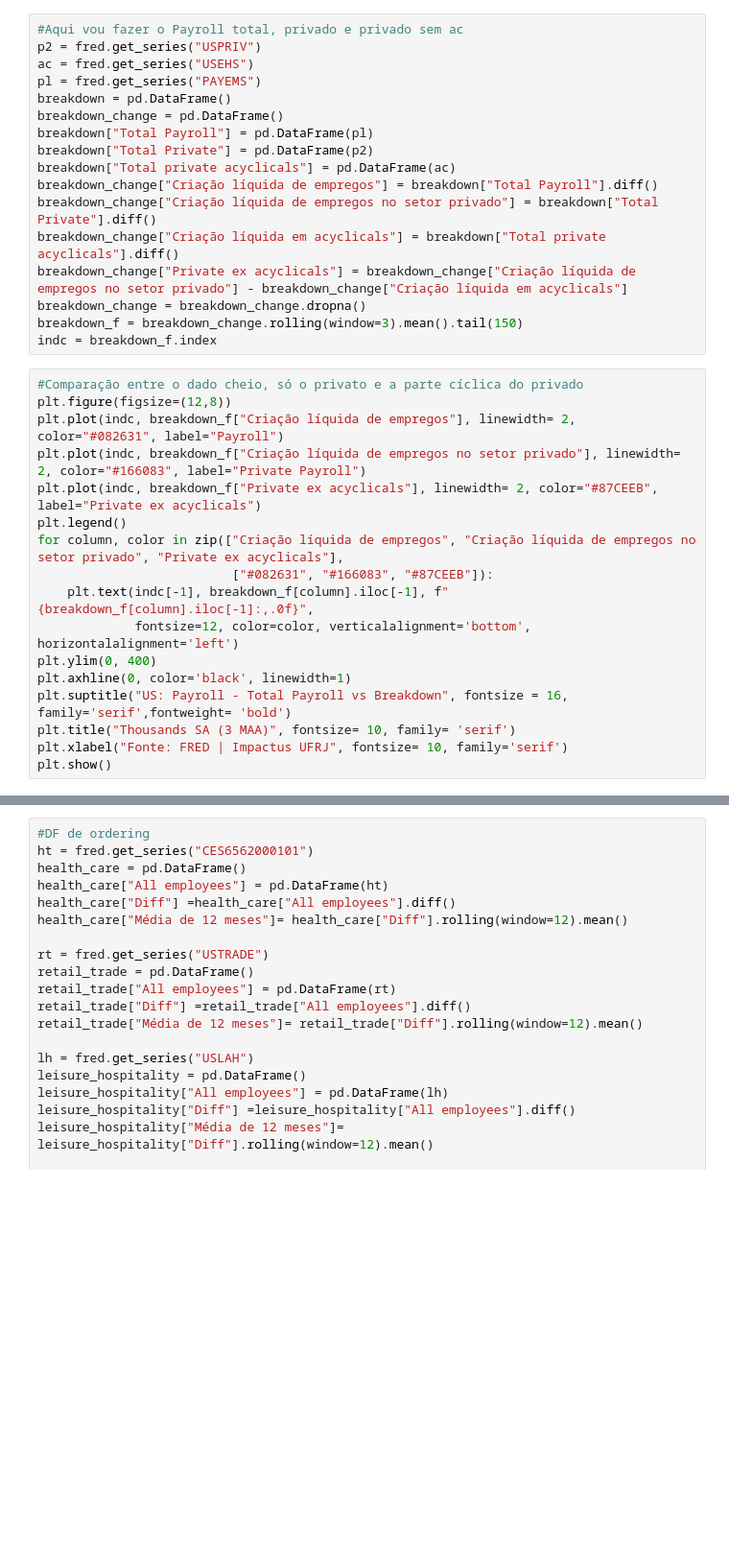
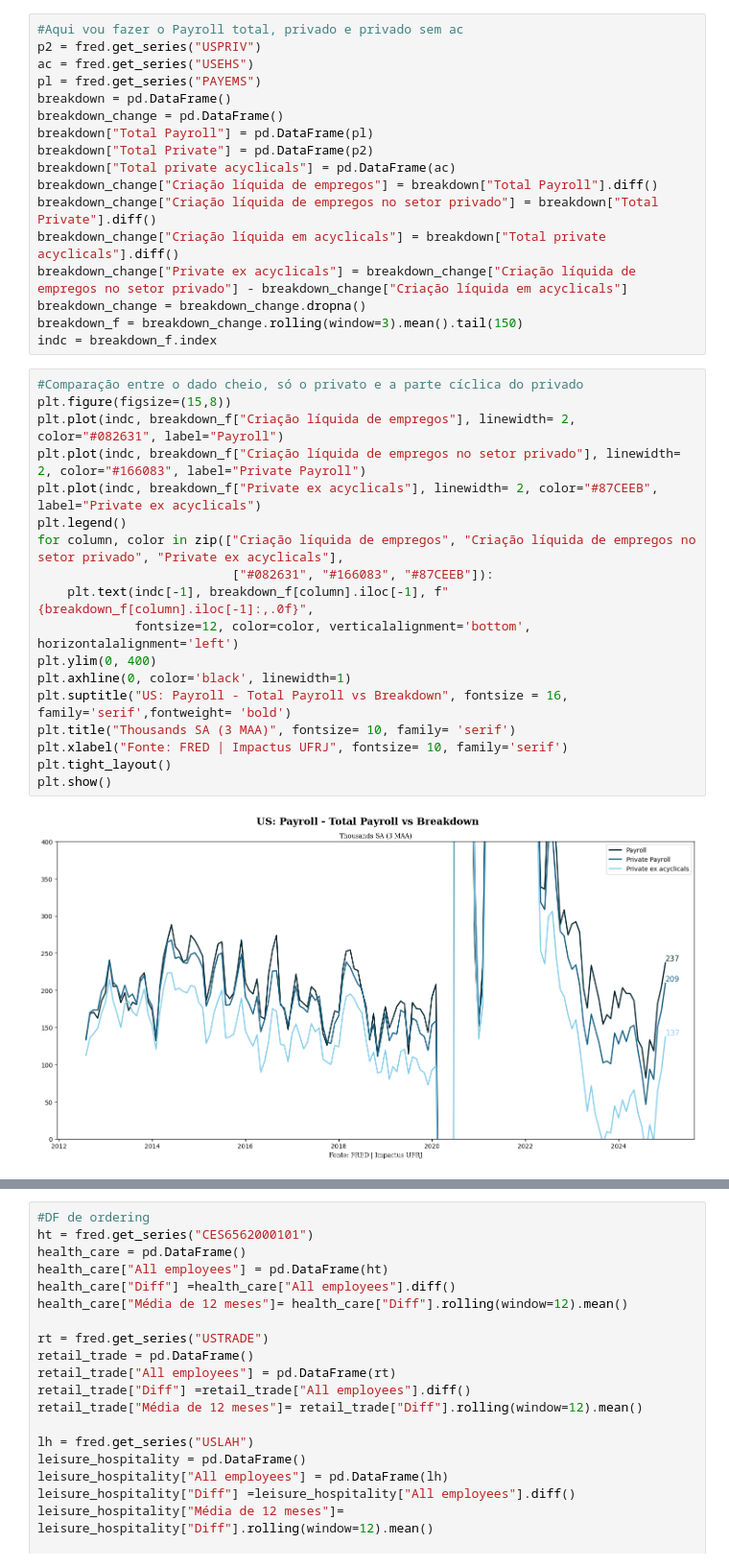
Before and after one commit to Joao-Henrique-Q/Impactus_Python_Scripts, a Jupyter notebook: Payroll_graphs_and_data.ipynb, the cells around one changed output, grey strips where cells are left out. Shown at 96% size. Cells and saved outputs as stored; diff of their text form; blank space fills up the shorter version.

```diff
--- a/Payroll_graphs_and_data.ipynb
+++ b/Payroll_graphs_and_data.ipynb
@@ -170,21 +189,24 @@ breakdown_f = breakdown_change.rolling(window=3).mean().tail(150)
 indc = breakdown_f.index
 # %%
 #Comparação entre o dado cheio, só o privato e a parte cíclica do privado
-plt.figure(figsize=(12,8))
+plt.figure(figsize=(15,8))
 plt.plot(indc, breakdown_f["Criação líquida de empregos"], linewidth= 2, color="#082631", label="Payroll")
 plt.plot(indc, breakdown_f["Criação líquida de empregos no setor privado"], linewidth= 2, color="#166083", label="Private Payroll")
 plt.plot(indc, breakdown_f["Private ex acyclicals"], linewidth= 2, color="#87CEEB", label="Private ex acyclicals")
 plt.legend()
 for column, color in zip(["Criação líquida de empregos", "Criação líquida de empregos no setor privado", "Private ex acyclicals"],
                           ["#082631", "#166083", "#87CEEB"]):
     plt.text(indc[-1], breakdown_f[column].iloc[-1], f"{breakdown_f[column].iloc[-1]:,.0f}",
              fontsize=12, color=color, verticalalignment='bottom', horizontalalignment='left')
 plt.ylim(0, 400)
 plt.axhline(0, color='black', linewidth=1)
 plt.suptitle("US: Payroll - Total Payroll vs Breakdown", fontsize = 16, family='serif',fontweight= 'bold')
 plt.title("Thousands SA (3 MAA)", fontsize= 10, family= 'serif')
 plt.xlabel("Fonte: FRED | Impactus UFRJ", fontsize= 10, family='serif')
+plt.tight_layout()
 plt.show()
+# %% [output]
+[figure, added]
 # %%
 #Gráfico para ver o que o mercado de trabalho diz em relação ao ciclo econômico
 breakdown_c = breakdown_change.tail(100)
```
Also changed, not shown: parts of 22 cells of this notebook.
